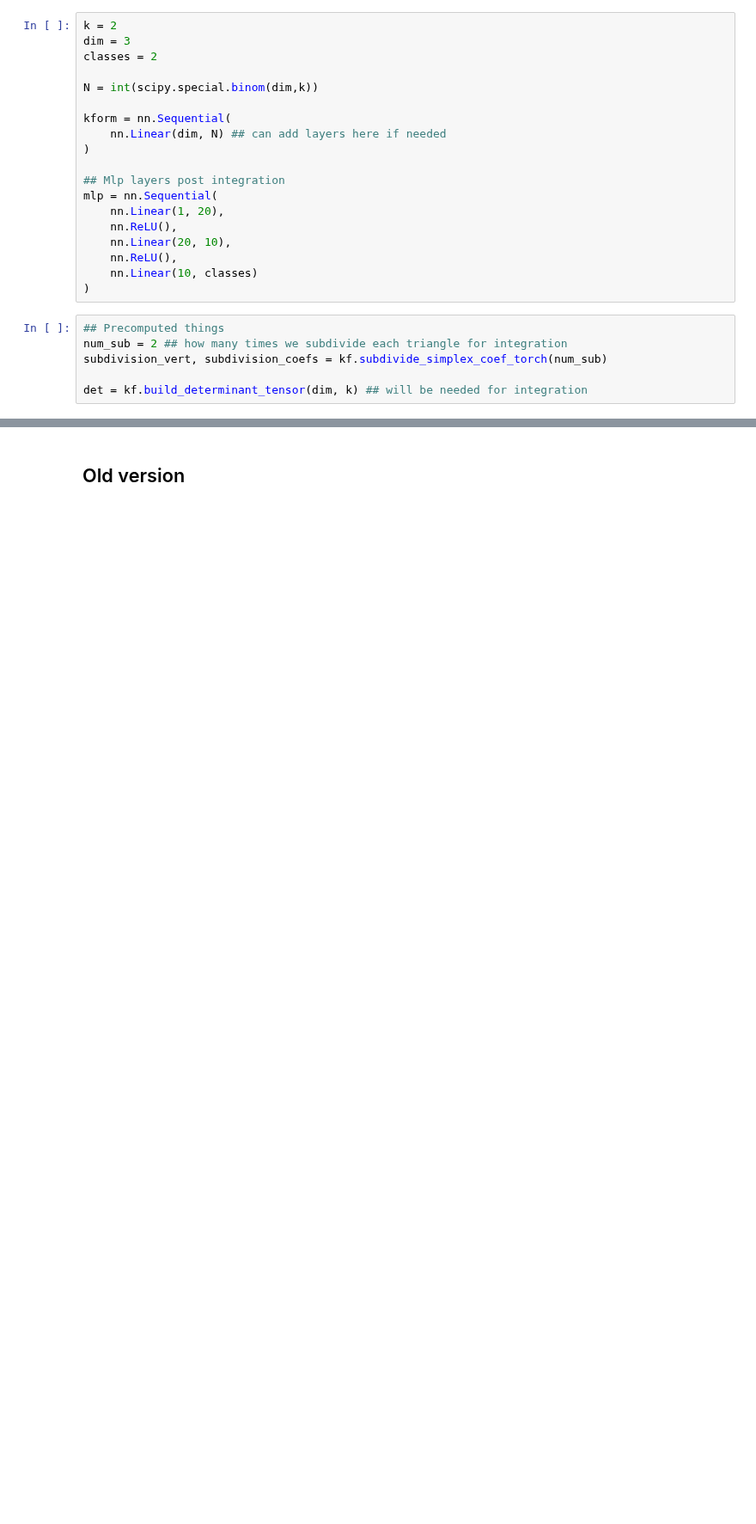
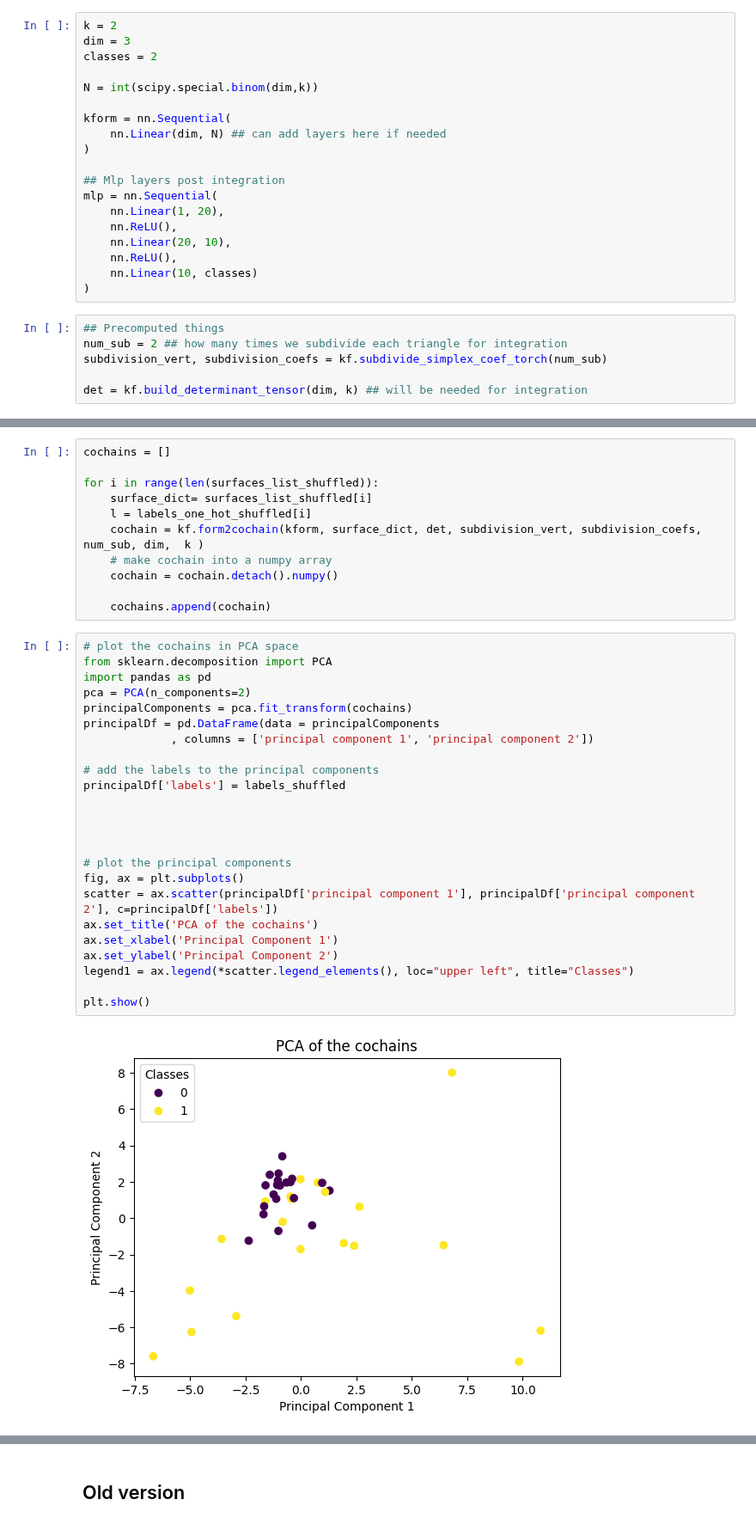
Before and after one commit to aidos-lab/neural-k-forms, a Jupyter notebook: Surface_classification_single_cochain.ipynb, the cells around one changed output, grey strips where cells are left out. Shown at 86% size. Drawn from its saved outputs; the diff is of its cells as text; blank space fills up the shorter version.

Commit message:
kforms

```diff
--- a/Surface_classification_single_cochain.ipynb
+++ b/Surface_classification_single_cochain.ipynb
@@ -284,0 +304,37 @@ plt.show()
+# %%
+cochains = []
+
+for i in range(len(surfaces_list_shuffled)):
+    surface_dict= surfaces_list_shuffled[i]
+    l = labels_one_hot_shuffled[i]
+    cochain = kf.form2cochain(kform, surface_dict, det, subdivision_vert, subdivision_coefs, num_sub, dim,  k )
+    # make cochain into a numpy array
+    cochain = cochain.detach().numpy()
+
+    cochains.append(cochain)
+# %%
+# plot the cochains in PCA space
+from sklearn.decomposition import PCA
+import pandas as pd
+pca = PCA(n_components=2)
+principalComponents = pca.fit_transform(cochains)
+principalDf = pd.DataFrame(data = principalComponents
+             , columns = ['principal component 1', 'principal component 2'])
+
+# add the labels to the principal components
+principalDf['labels'] = labels_shuffled
+
+
+
+
+# plot the principal components
+fig, ax = plt.subplots()
+scatter = ax.scatter(principalDf['principal component 1'], principalDf['principal component 2'], c=principalDf['labels'])
+ax.set_title('PCA of the cochains')
+ax.set_xlabel('Principal Component 1')
+ax.set_ylabel('Principal Component 2')
+legend1 = ax.legend(*scatter.legend_elements(), loc="upper left", title="Classes")
+
+plt.show()
+# %% [output]
+[figure, added]
```
Also changed, not shown: parts of 20 cells of this notebook, 2 other files.
